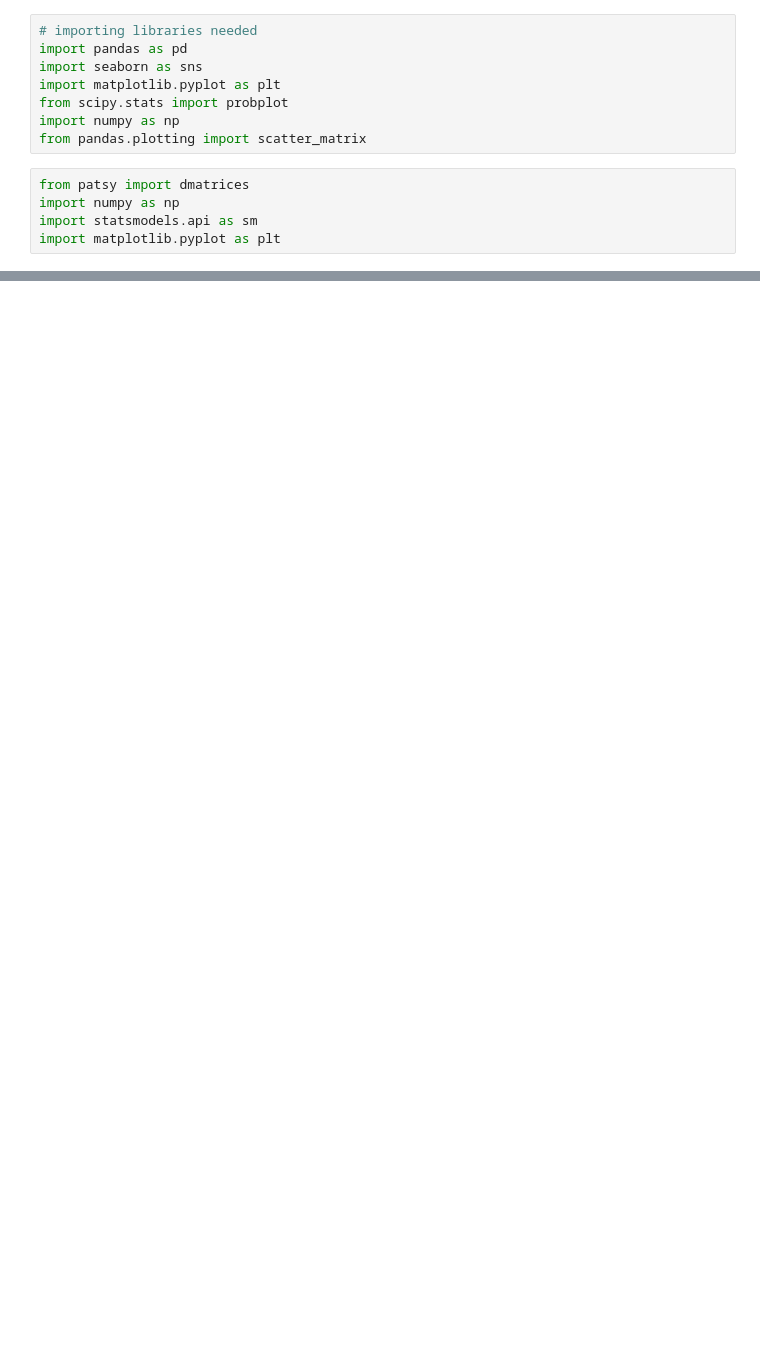
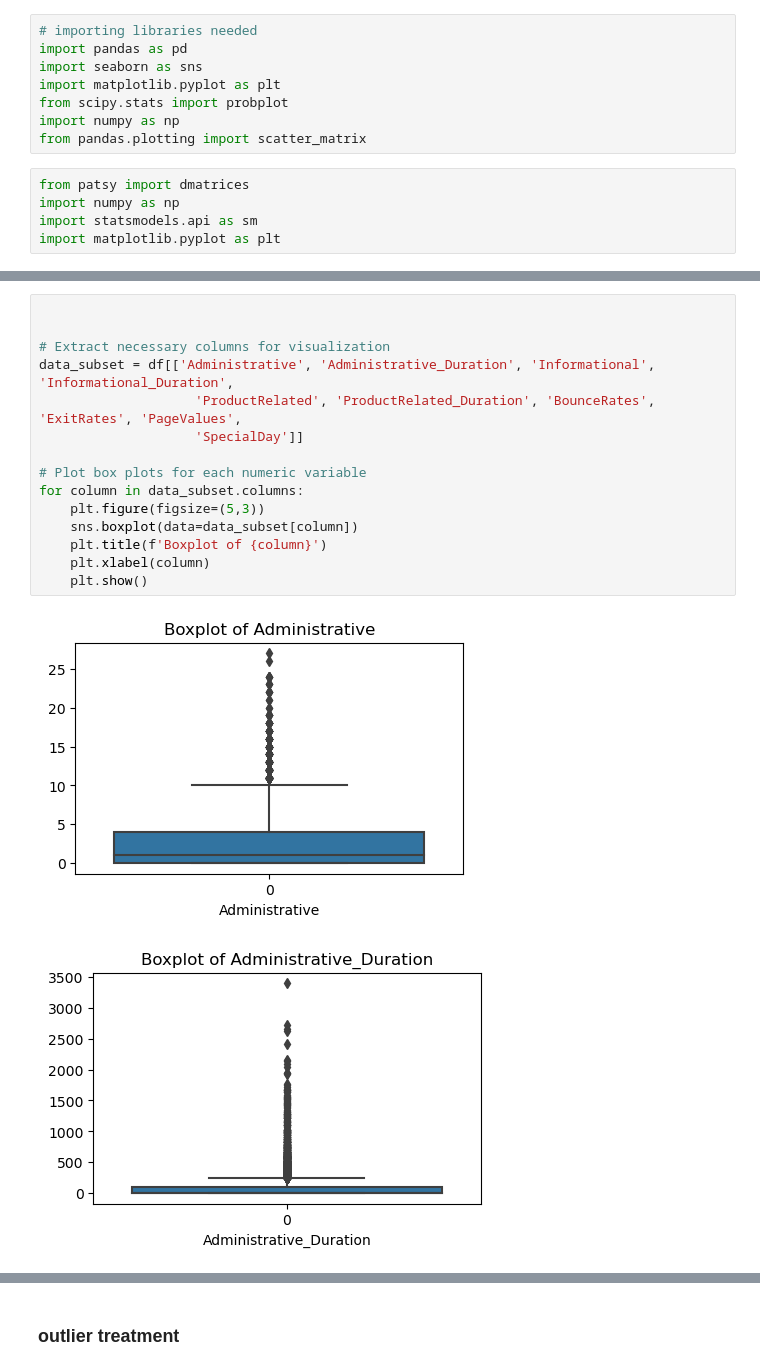
Before and after one commit to vidhika-git/DAV-6150, a Jupyter notebook: project2/Untitled.ipynb, the cells around one changed output, grey strips where cells are left out. Drawn from its saved outputs; the diff is of its cells as text; blank space fills up the shorter version.

```diff
--- a/project2/Untitled.ipynb
+++ b/project2/Untitled.ipynb
@@ -27,0 +231,18 @@ df.head(5)
+# %%
+
+
+# Extract necessary columns for visualization
+data_subset = df[['Administrative', 'Administrative_Duration', 'Informational', 'Informational_Duration',
+                    'ProductRelated', 'ProductRelated_Duration', 'BounceRates', 'ExitRates', 'PageValues',
+                    'SpecialDay']]
+
+# Plot box plots for each numeric variable
+for column in data_subset.columns:
+    plt.figure(figsize=(5,3))
+    sns.boxplot(data=data_subset[column])
+    plt.title(f'Boxplot of {column}')
+    plt.xlabel(column)
+    plt.show()
+# %% [output]
+[figure, added]
+[figure, added]
@@ -27,0 +257,2 @@ df.head(5)
+# %% [markdown]
+### outlier treatment
```
Also changed, not shown: parts of 82 cells of this notebook.
